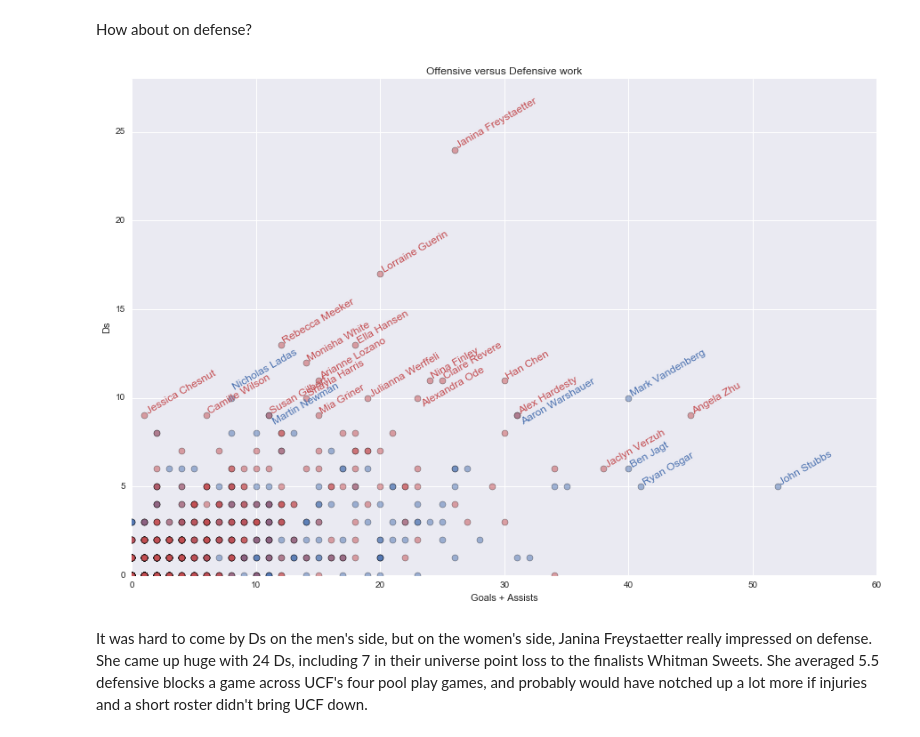
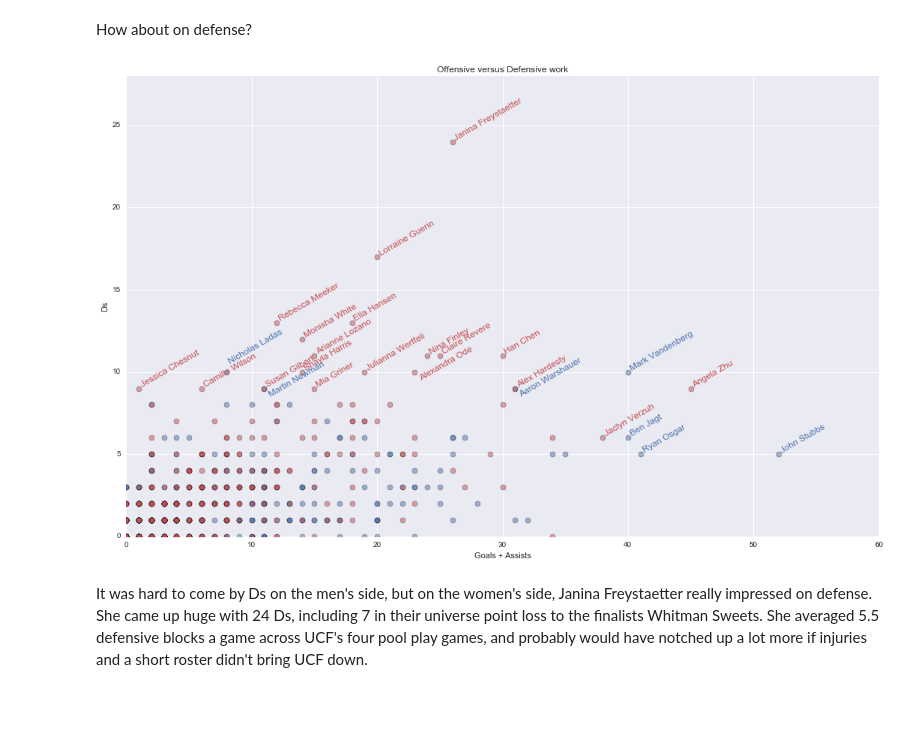
Before and after one commit to azjps/usau-py, a Jupyter notebook: notebooks/2016_D-I_College_Nationals_Fantasy_Stats.ipynb, the cells around one changed output. Saved outputs shown, nothing was run; the diff lists cells and outputs as text; code cells hidden in the pictures; blank space fills up the shorter version.

```diff
--- a/notebooks/2016_D-I_College_Nationals_Fantasy_Stats.ipynb
+++ b/notebooks/2016_D-I_College_Nationals_Fantasy_Stats.ipynb
@@ -127,7 +127,7 @@ style_args = {"alpha": 0.5, "markeredgewidth": 0.5}
 sns_blue, sns_green, sns_red, sns_magenta, sns_yellow, sns_cyan = sns.color_palette()
 # %%
 # Plot goals versus assists, labelling the top 20 performers of both genders
-fig, ax = plt.subplots(figsize=(15, 10))
+fig, ax = plt.subplots(figsize=(18, 11))
 ax.plot(mens_fantasy_clean.Goals, mens_fantasy_clean.Assists, "o", color=sns_blue, **style_args)
 ax.plot(womens_fantasy_clean.Goals, womens_fantasy_clean.Assists, "o", color=sns_red, **style_args)
 ax.set_xlabel("Goals")
@@ -151,7 +151,7 @@ Who were the most efficient players, with lots of contributions but few turnover
 # Plot As versus turns, labelling the top values of both genders
 # Using the top 500 players by fantasy (at least 2 scores/assists) to prune some of the null data
 g = sns.lmplot("Assists", "Turns", fantasy_clean.head(500), hue="Gender",
-               size=10, palette={"Men": sns_blue, "Women": sns_red})
+               size=12, palette={"Men": sns_blue, "Women": sns_red})
 g.ax.set_title(u"Offensive Throwing Efficiency, ▲ = more turnovers")
 for _, row in mens_fantasy_clean[(mens_fantasy_clean.Assists > 18) |
                                  (mens_fantasy_clean.Turns > 18)].iterrows():
@@ -184,29 +184,29 @@ Not surprisingly, the backfield players shouldering the responsibility for distr
 How about on defense?
 # %%
 # Plot goals+assists versus Ds, labelling the top 20 performers of both genders
-fig, ax = plt.subplots(figsize=(15, 10))
+fig, ax = plt.subplots(figsize=(18, 11))
 ax.plot(mens_fantasy_clean.Goals + mens_fantasy_clean.Assists, mens_fantasy_clean.Ds, "o", color=sns_blue, **style_args)
 ax.plot(womens_fantasy_clean.Goals + womens_fantasy_clean.Assists, womens_fantasy_clean.Ds, "o", color=sns_red, **style_args)
 ax.set_xlabel("Goals + Assists")
 ax.set_ylabel("Ds")
 ax.set_title("Offensive versus Defensive work")
 ax.set_ylim(0, 28)
 for _, row in fantasy_clean[(fantasy_clean.Ds > 8) |
                             (fantasy_clean.Goals + fantasy_clean.Assists > 35)].iterrows():
   adjustment = 0.2
   x, y = row["Goals"] + row["Assists"], row["Ds"]
   color = sns_blue if row["Gender"] == "Men" else sns_red
   if row["Name"] == "Nicholas Ladas":
     ax.annotate(row["Name"], xy=(x, y), xytext=(x + 0.2, y + 0.6),
                 ha='left', va='center', rotation=30, wrap=True, color=color)
   elif row["Name"] in ("Aaron Warshauer", "Martin Newman", "Alexandra Ode"):
     ax.annotate(row["Name"], xy=(x, y), xytext=(x + 0.4, y - 0.4),
                 ha='left', va='center', rotation=30, wrap=True, color=color)
   else:
     ax.annotate(row["Name"], xy=(x + adjustment,y  + adjustment),
                 ha='left', va='center', rotation=30, wrap=True, color=color)
 # %% [output]
-[figure, old version]
+[figure, new version]
 # %% [markdown]
 It was hard to come by Ds on the men's side, but on the women's side, Janina Freystaetter really impressed on defense. She came up huge with 24 Ds, including 7 in their universe point loss to the finalists Whitman Sweets. She averaged 5.5 defensive blocks a game across UCF's four pool play games, and probably would have notched up a lot more if injuries and a short roster didn't bring UCF down.
 # %% [markdown]
```
Also changed, not shown: parts of 5 cells of this notebook.
